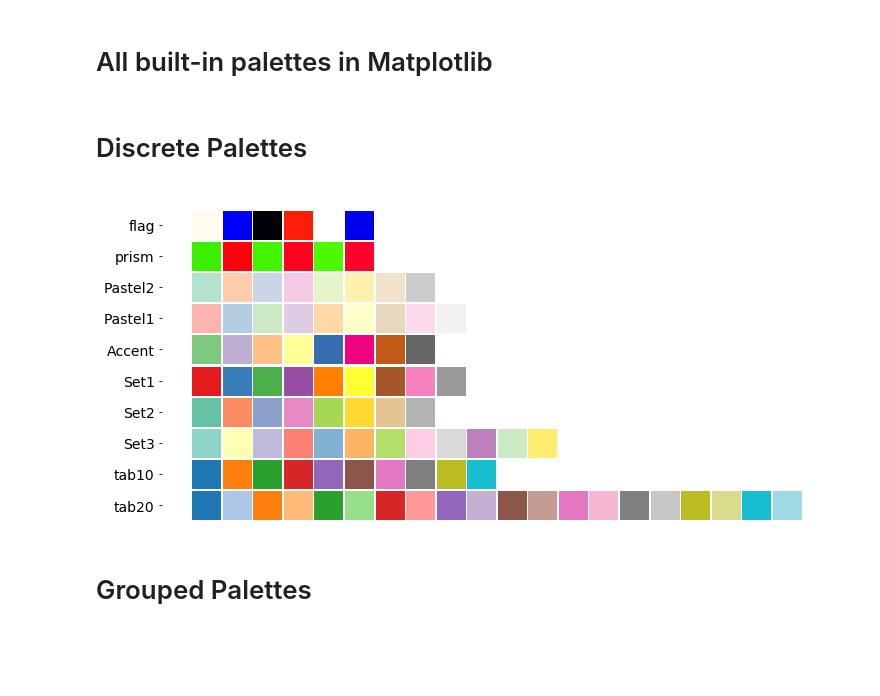
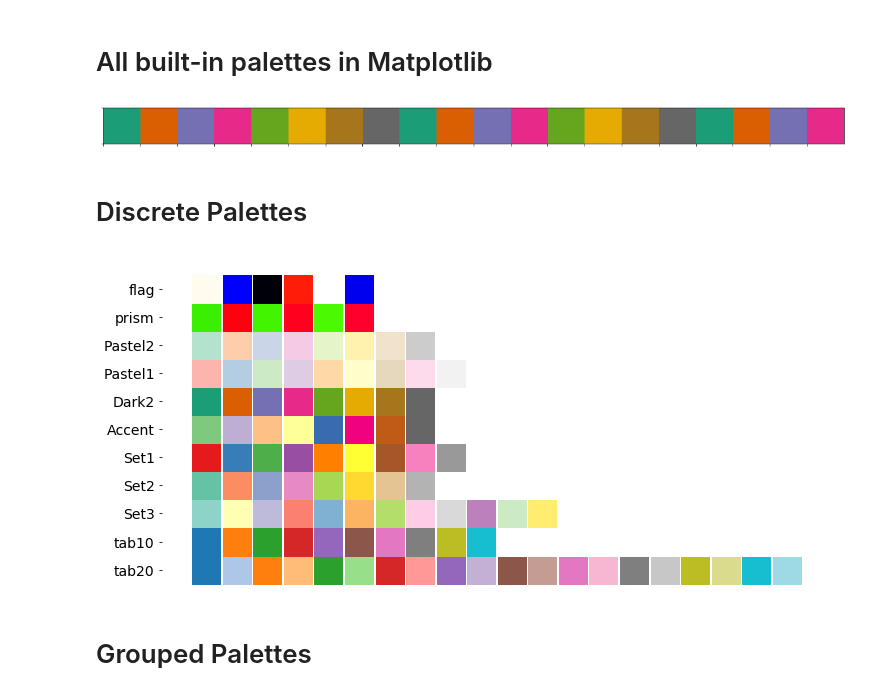
Before and after one commit to Jianhua-Wang/sci_viz_py, a Jupyter notebook: color.ipynb, the cells around one changed output. Drawn from its saved outputs; the diff is of its cells as text; code cells hidden in the pictures; blank space fills up the shorter version.

Commit message:
color

```diff
--- a/color.ipynb
+++ b/color.ipynb
@@ -37,13 +37,17 @@ def plot_palettes_panel(palettes_panel, height, n_colors=None,width=12,size=800,
 # %%
 all_palettes = list(filter(lambda x: False if x.endswith('_r') else True, sorted(mpl.cm.cmap_d.keys())))
 all_palettes.remove('jet')
+# %%
+sns.palplot(sns.color_palette('Dark2',20))
+# %% [output]
+[figure, added]
 # %% [markdown]
 # Discrete Palettes
 # %%
-discrete_palettes = ['tab20','tab10','Set3','Set2','Set1','Accent','Pastel1','Pastel2','prism','flag']
+discrete_palettes = ['tab20','tab10','Set3','Set2','Set1','Accent','Dark2','Pastel1','Pastel2','prism','flag']
 plot_palettes_panel(discrete_palettes,6)
 # %% [output]
-[figure, old version]
+[figure, new version]
 # %% [markdown]
 # Grouped Palettes
 # %%
```
Also changed, not shown: parts of 3 cells of this notebook.
